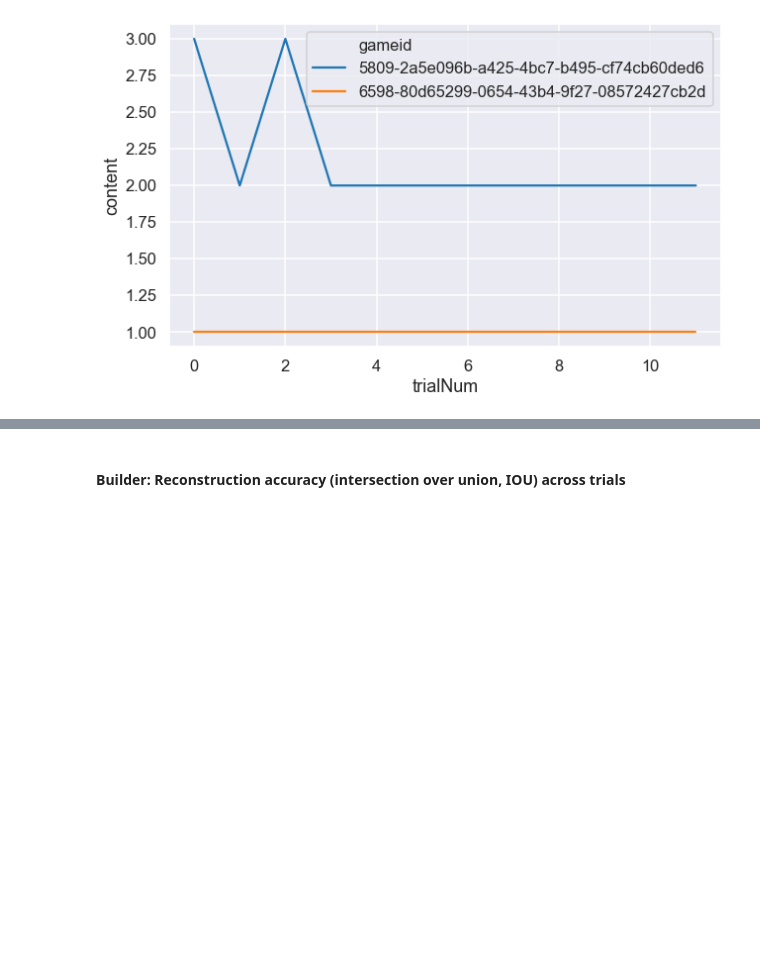
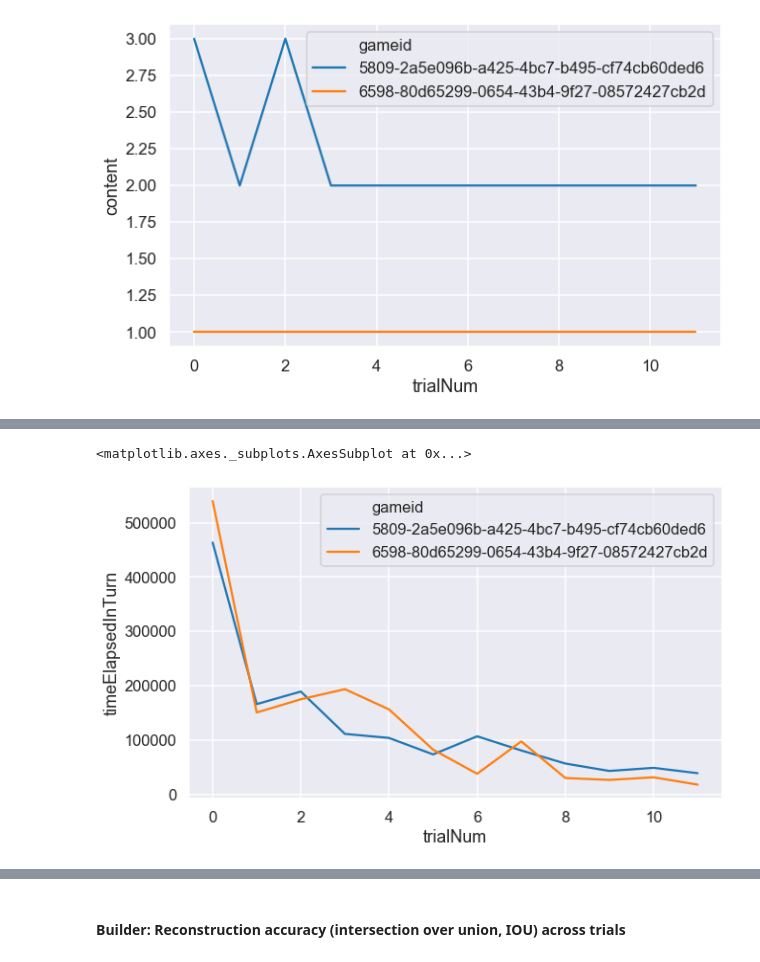
Before and after one commit to cogtoolslab/compositional-abstractions, a Jupyter notebook: analysis/compabs_analysis_p3.ipynb, the cells around one changed output, grey strips where cells are left out. Saved outputs shown, nothing was run; the diff lists cells and outputs as text; code cells hidden in the pictures; blank space fills up the shorter version.

```diff
--- a/analysis/compabs_analysis_p3.ipynb
+++ b/analysis/compabs_analysis_p3.ipynb
@@ -285,9 +275,6 @@ plt.show()
 #create columns for char and word counts
 df_chat['word_count'] = df_chat['content'].str.split(' ').str.len()
 df_chat['char_count'] = df_chat['content'].str.len()
-# %%
-#Coerce trialNum to numeric -- will remove "practice". Thoughts?
-df_chat['trialNum'] = pd.to_numeric(df_chat['trialNum'], errors = 'coerce')
 # %%
 #inspect specific chat history of one dyad
 dyadGameId = '0249-5e989b45-8e74-4f49-ba9a-aa0b971f485c'
@@ -423,0 +424,4 @@ Text(0, 0.5, 'Average Time elapsed, Architect')
+# %%
+df_chat_and_block = df_chat.append(df_block, sort=False).groupby(['gameid','trialNum'])\
+                        ['timeElapsedInTurn'].sum().reset_index()
+df_chat_and_block
@@ -440,0 +468,4 @@ Name: timeElapsedInTurn, dtype: float64
+# %%
+chat_times = df_chat[~df_chat.practice].groupby(['gameid','trialNum'])\
+['timeElapsedInTurn'].sum().reset_index()
+chat_times
@@ -440,0 +522,8 @@ Name: timeElapsedInTurn, dtype: float64
+# %%
+# sum of chat times
+
+plt.figure(figsize=(10,6))
+sns.lineplot(data=chat_times, x='trialNum', y='timeElapsedInTurn', hue='gameid')
+# %% [output]
+<matplotlib.axes._subplots.AxesSubplot at 0x...>
+[figure, added]
```
Also changed, not shown: parts of 53 cells of this notebook.
